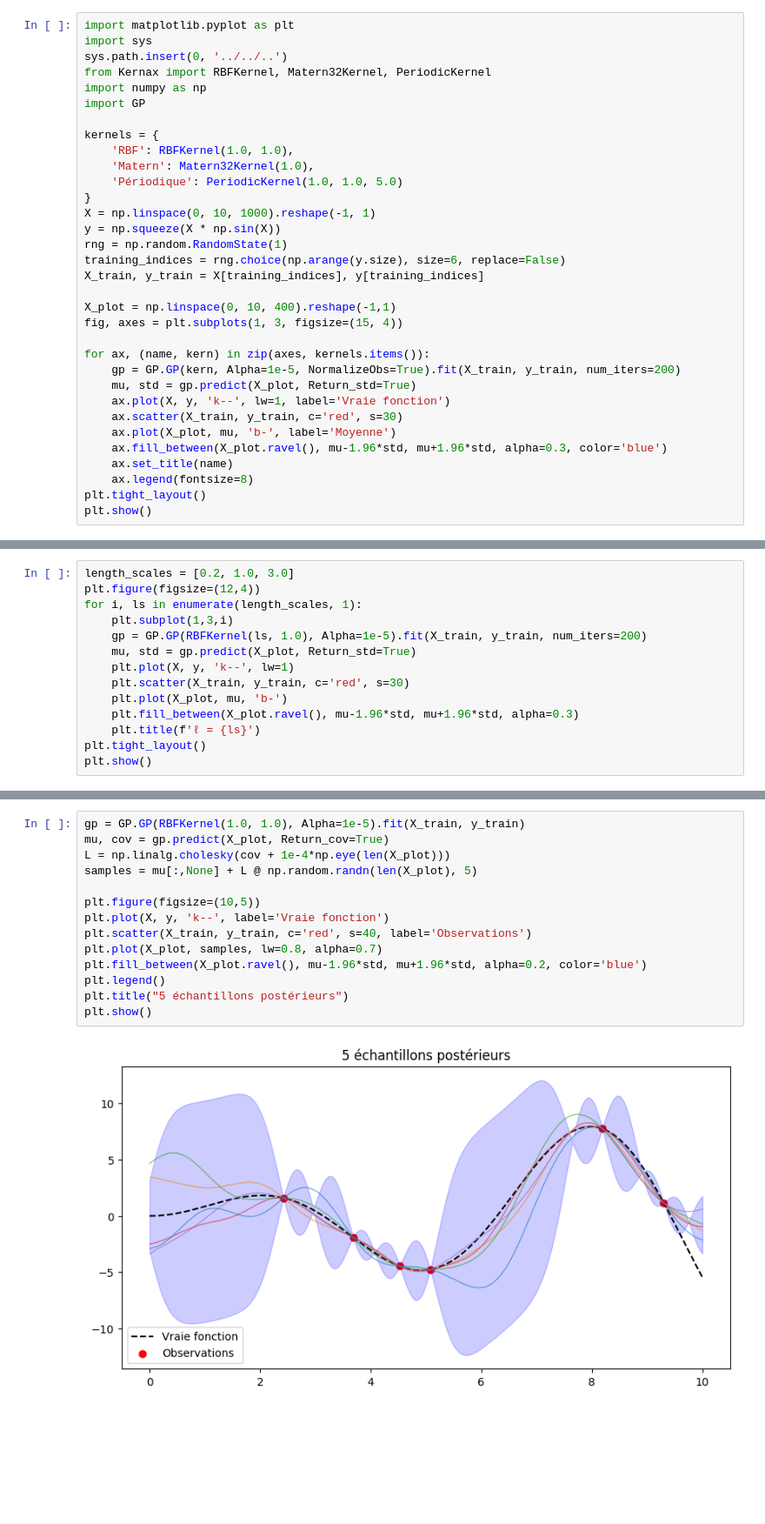
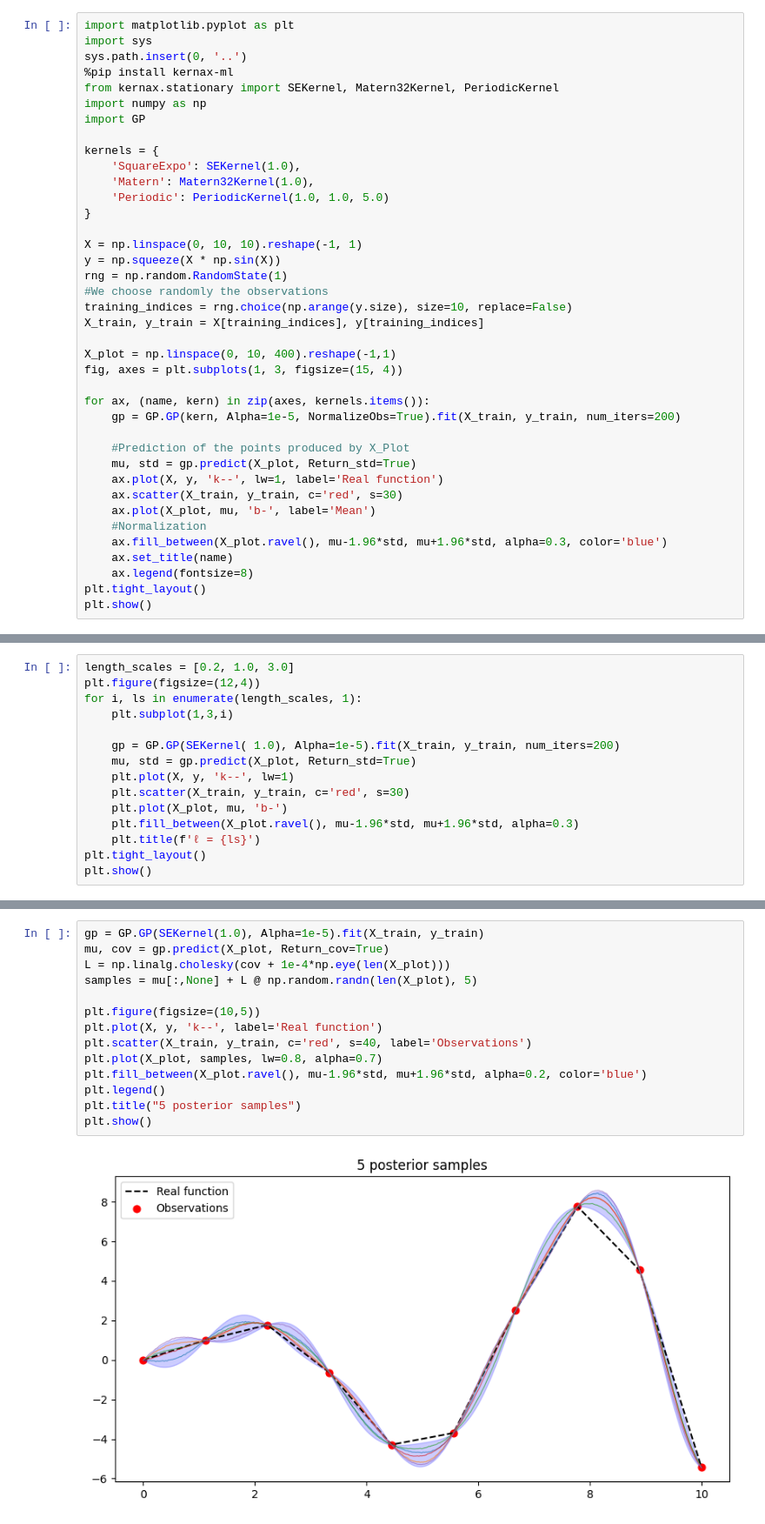
Before and after one commit to stupormundi3/KernaxTest, a Jupyter notebook: project/docs/source/notebooks/Visualization.ipynb, the cells around one changed output, grey strips where cells are left out. Shown at 87% size. Cells and saved outputs as stored; diff of their text form; blank space fills up the shorter version.

```diff
--- a/project/docs/source/notebooks/Visualization.ipynb
+++ b/project/docs/source/notebooks/Visualization.ipynb
@@ -1,20 +3,23 @@
 # %%
 import matplotlib.pyplot as plt
 import sys
-sys.path.insert(0, '../../..')
-from Kernax import RBFKernel, Matern32Kernel, PeriodicKernel
+sys.path.insert(0, '..')
+%pip install kernax-ml
+from kernax.stationary import SEKernel, Matern32Kernel, PeriodicKernel
 import numpy as np
 import GP
 
 kernels = {
-    'RBF': RBFKernel(1.0, 1.0),
+    'SquareExpo': SEKernel(1.0),
     'Matern': Matern32Kernel(1.0),
-    'Périodique': PeriodicKernel(1.0, 1.0, 5.0)
+    'Periodic': PeriodicKernel(1.0, 1.0, 5.0)
 }
-X = np.linspace(0, 10, 1000).reshape(-1, 1)
+
+X = np.linspace(0, 10, 10).reshape(-1, 1)
 y = np.squeeze(X * np.sin(X))
 rng = np.random.RandomState(1)
-training_indices = rng.choice(np.arange(y.size), size=6, replace=False)
+#We choose randomly the observations
+training_indices = rng.choice(np.arange(y.size), size=10, replace=False)
 X_train, y_train = X[training_indices], y[training_indices]
 
 X_plot = np.linspace(0, 10, 400).reshape(-1,1)
@@ -22,10 +27,13 @@ fig, axes = plt.subplots(1, 3, figsize=(15, 4))
 
 for ax, (name, kern) in zip(axes, kernels.items()):
     gp = GP.GP(kern, Alpha=1e-5, NormalizeObs=True).fit(X_train, y_train, num_iters=200)
+
+    #Prediction of the points produced by X_Plot
     mu, std = gp.predict(X_plot, Return_std=True)
-    ax.plot(X, y, 'k--', lw=1, label='Vraie fonction')
+    ax.plot(X, y, 'k--', lw=1, label='Real function')
     ax.scatter(X_train, y_train, c='red', s=30)
-    ax.plot(X_plot, mu, 'b-', label='Moyenne')
+    ax.plot(X_plot, mu, 'b-', label='Mean')
+    #Normalization
     ax.fill_between(X_plot.ravel(), mu-1.96*std, mu+1.96*std, alpha=0.3, color='blue')
     ax.set_title(name)
     ax.legend(fontsize=8)
@@ -38,7 +60,8 @@ length_scales = [0.2, 1.0, 3.0]
 plt.figure(figsize=(12,4))
 for i, ls in enumerate(length_scales, 1):
     plt.subplot(1,3,i)
-    gp = GP.GP(RBFKernel(ls, 1.0), Alpha=1e-5).fit(X_train, y_train, num_iters=200)
+
+    gp = GP.GP(SEKernel( 1.0), Alpha=1e-5).fit(X_train, y_train, num_iters=200)
     mu, std = gp.predict(X_plot, Return_std=True)
     plt.plot(X, y, 'k--', lw=1)
     plt.scatter(X_train, y_train, c='red', s=30)
@@ -52,16 +75,16 @@ plt.show()
 # %%
-gp = GP.GP(RBFKernel(1.0, 1.0), Alpha=1e-5).fit(X_train, y_train)
+gp = GP.GP(SEKernel(1.0), Alpha=1e-5).fit(X_train, y_train)
 mu, cov = gp.predict(X_plot, Return_cov=True)
 L = np.linalg.cholesky(cov + 1e-4*np.eye(len(X_plot)))
 samples = mu[:,None] + L @ np.random.randn(len(X_plot), 5)
 
 plt.figure(figsize=(10,5))
-plt.plot(X, y, 'k--', label='Vraie fonction')
+plt.plot(X, y, 'k--', label='Real function')
 plt.scatter(X_train, y_train, c='red', s=40, label='Observations')
 plt.plot(X_plot, samples, lw=0.8, alpha=0.7)
 plt.fill_between(X_plot.ravel(), mu-1.96*std, mu+1.96*std, alpha=0.2, color='blue')
 plt.legend()
-plt.title("5 échantillons postérieurs")
+plt.title("5 posterior samples")
 plt.show()
 # %% [output]
-[figure, old version]
+[figure, new version]
```
Also changed, not shown: parts of 3 cells of this notebook.
